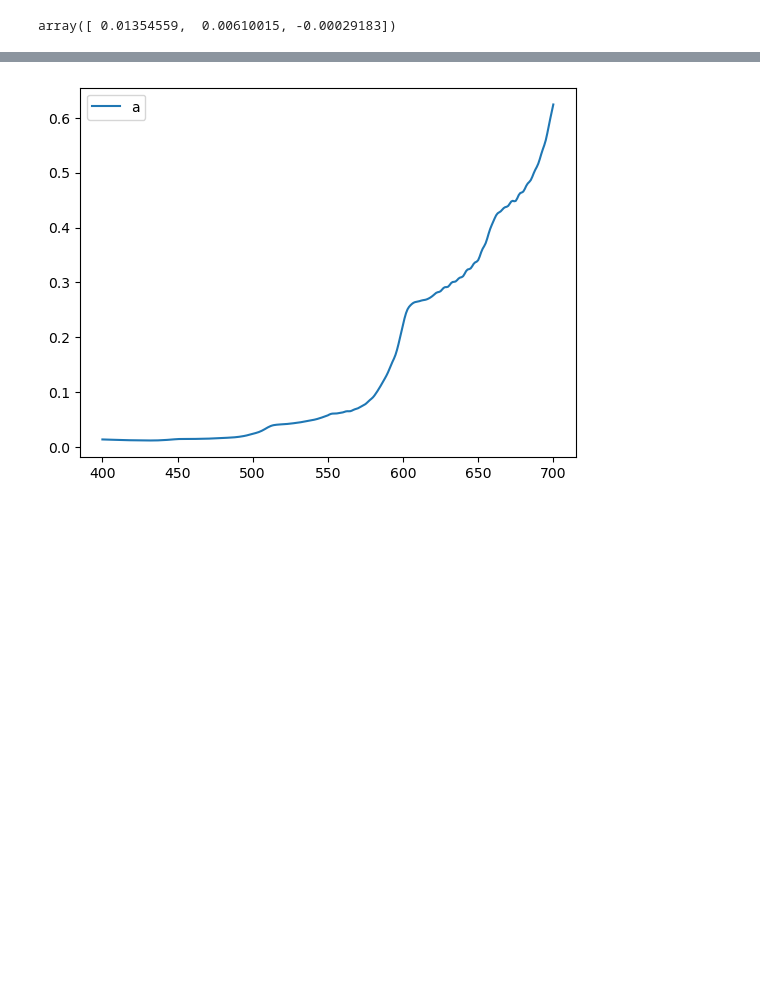
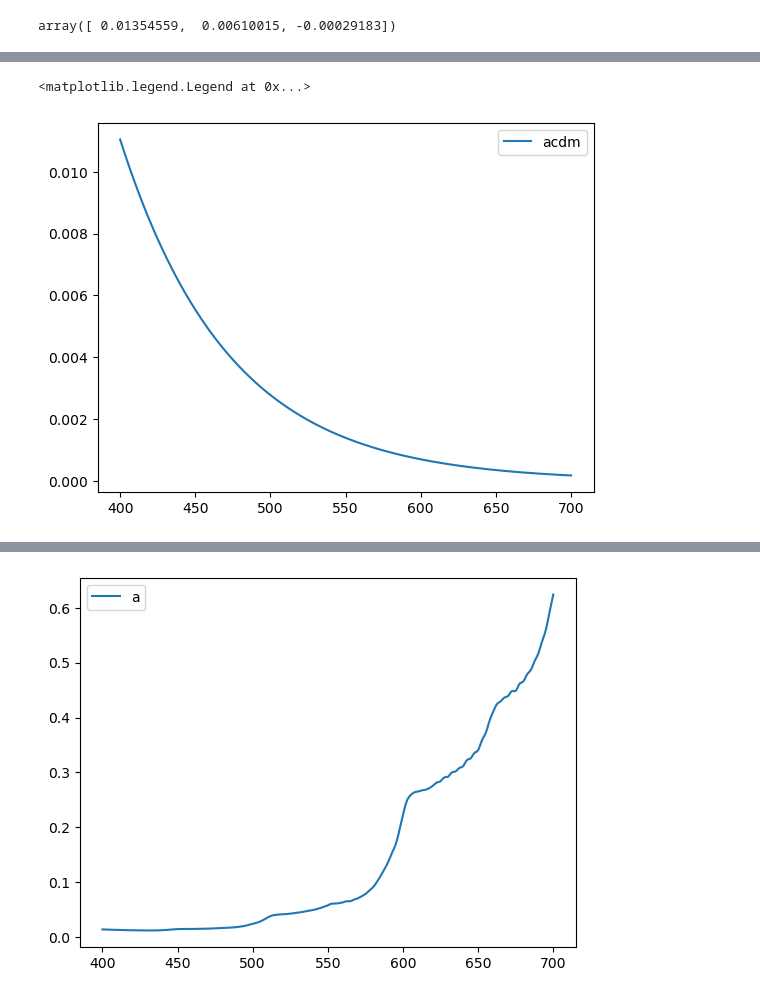
Before and after one commit to aewindle110/PCC_retrievals, a Jupyter notebook: Kramer_hyperRrs.ipynb, the cells around one changed output, grey strips where cells are left out. Saved outputs shown, nothing was run; the diff lists cells and outputs as text; code cells hidden in the pictures; blank space fills up the shorter version.

```diff
--- a/Kramer_hyperRrs.ipynb
+++ b/Kramer_hyperRrs.ipynb
@@ -398,0 +331,6 @@ array([ 0.01354559,  0.00610015, -0.00029183])
+# %%
+plt.plot(wave, IOPs[1] * acdm, label='acdm')
+plt.legend()
+# %% [output]
+<matplotlib.legend.Legend at 0x...>
+[figure, added]
```
Also changed, not shown: parts of 17 cells of this notebook.
